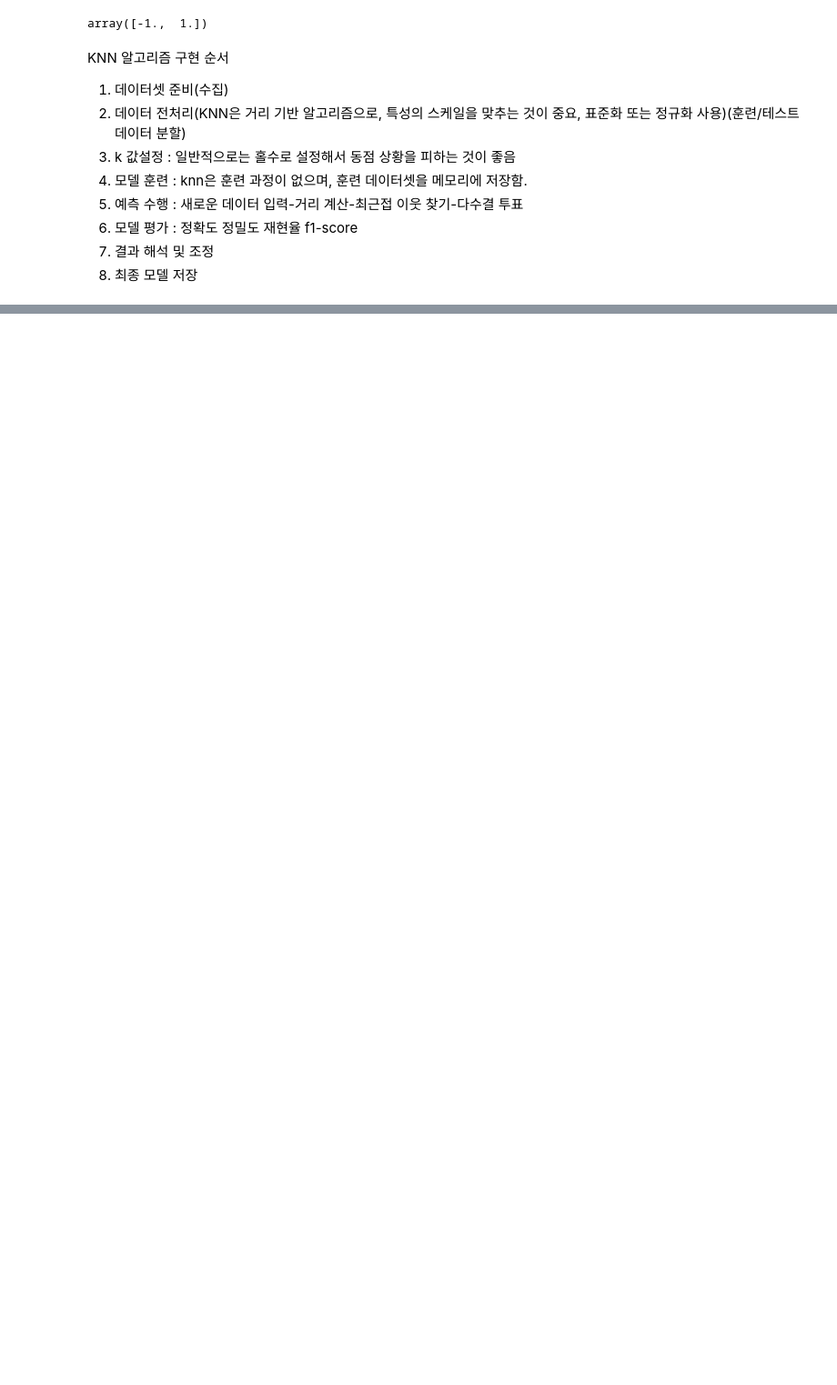
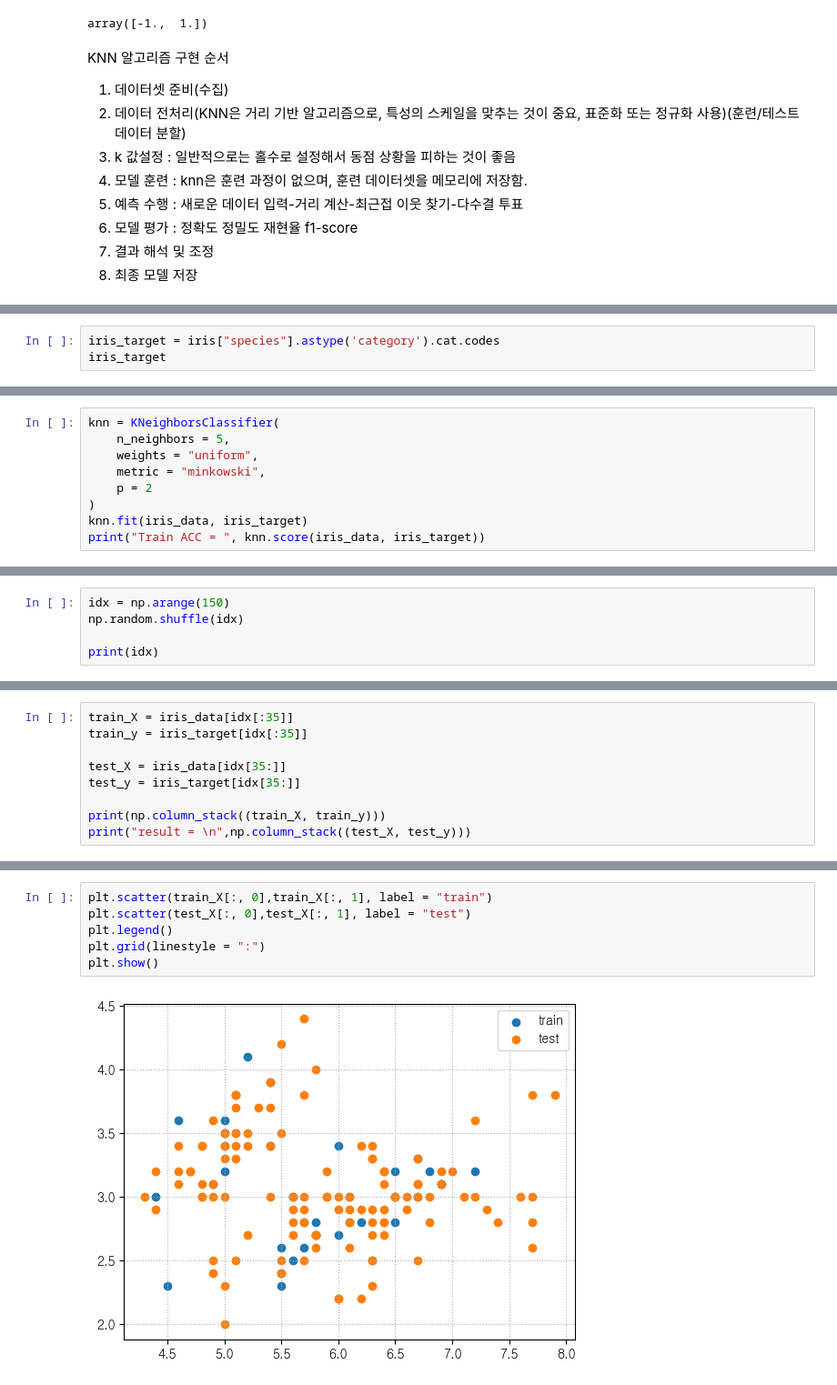
Before and after one commit to rmfpafls/sesac_python, a Jupyter notebook: pandas, seaborn/0911.ipynb, the cells around one changed output, grey strips where cells are left out. Shown at 91% size. Drawn from its saved outputs; the diff is of its cells as text; blank space fills up the shorter version.

```diff
--- a/pandas, seaborn/0911.ipynb
+++ b/pandas, seaborn/0911.ipynb
@@ -368,0 +466,3 @@ IndexError: too many indices for array: array is 1-dimensional, but 2 were index
+# %%
+iris_target = iris["species"].astype('category').cat.codes
+iris_target
@@ -368,0 +488,9 @@ IndexError: too many indices for array: array is 1-dimensional, but 2 were index
+# %%
+knn = KNeighborsClassifier(
+    n_neighbors = 5,
+    weights = "uniform",
+    metric = "minkowski",
+    p = 2
+)
+knn.fit(iris_data, iris_target)
+print("Train ACC = ", knn.score(iris_data, iris_target))
@@ -368,0 +499,5 @@ IndexError: too many indices for array: array is 1-dimensional, but 2 were index
+# %%
+idx = np.arange(150)
+np.random.shuffle(idx)
+
+print(idx)
@@ -368,0 +514,9 @@ IndexError: too many indices for array: array is 1-dimensional, but 2 were index
+# %%
+train_X = iris_data[idx[:35]]
+train_y = iris_target[idx[:35]]
+
+test_X = iris_data[idx[35:]]
+test_y = iris_target[idx[35:]]
+
+print(np.column_stack((train_X, train_y)))
+print("result = \n",np.column_stack((test_X, test_y)))
@@ -368,0 +541,8 @@ IndexError: too many indices for array: array is 1-dimensional, but 2 were index
+# %%
+plt.scatter(train_X[:, 0],train_X[:, 1], label = "train")
+plt.scatter(test_X[:, 0],test_X[:, 1], label = "test")
+plt.legend()
+plt.grid(linestyle = ":")
+plt.show()
+# %% [output]
+[figure, added]
```
Also changed, not shown: parts of 35 cells of this notebook, 9 other files.
